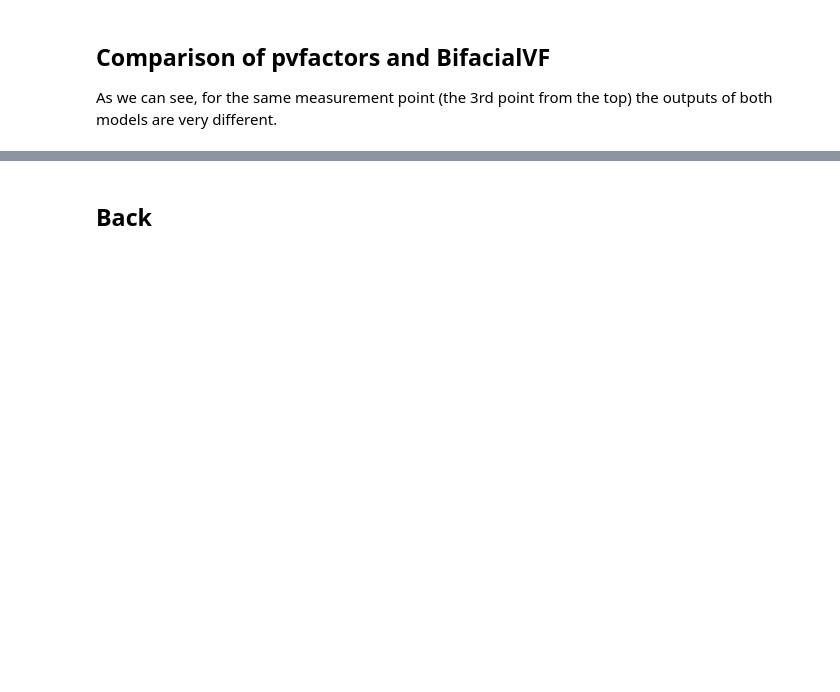
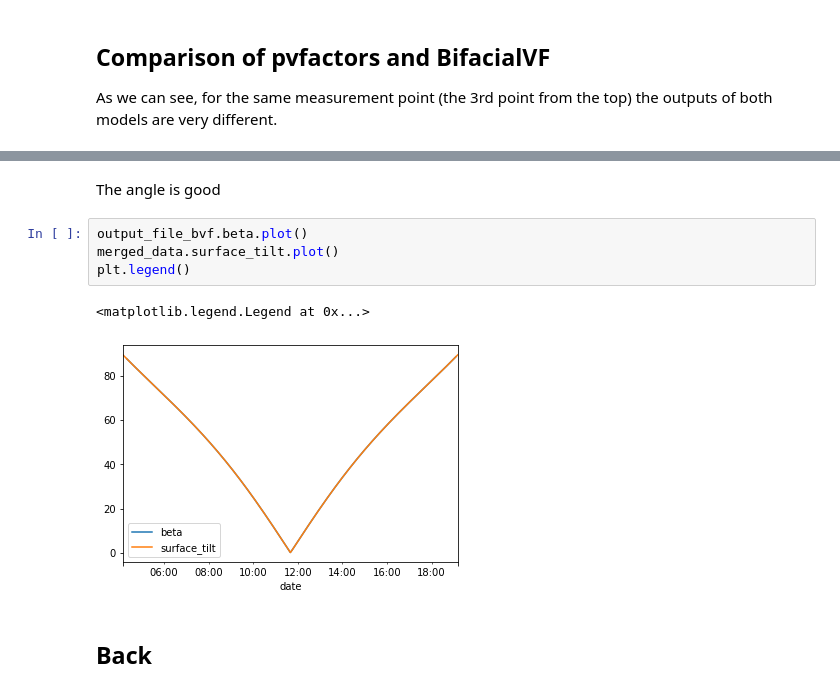
Before and after one commit to tcapelle/bifacial_model_validation, a Jupyter notebook: code/02_tracking.ipynb, the cells around one changed output, grey strips where cells are left out. Cells and saved outputs as stored; diff of their text form; blank space fills up the shorter version.

```diff
--- a/code/02_tracking.ipynb
+++ b/code/02_tracking.ipynb
@@ -147,3 +174,12 @@ pvfactors_out.head()
+# %% [markdown]
+The angle is good
+# %%
+output_file_bvf.beta.plot()
+merged_data.surface_tilt.plot()
+plt.legend()
+# %% [output]
+<matplotlib.legend.Legend at 0x...>
+[figure, added]
 # %% [markdown]
 ## Back
 # %%
```
Also changed, not shown: parts of 6 cells of this notebook.
